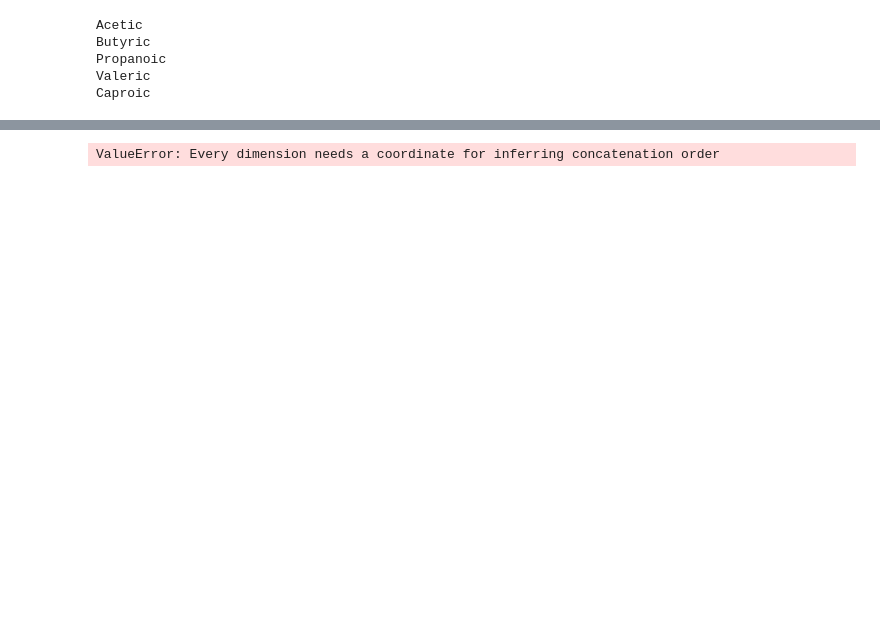
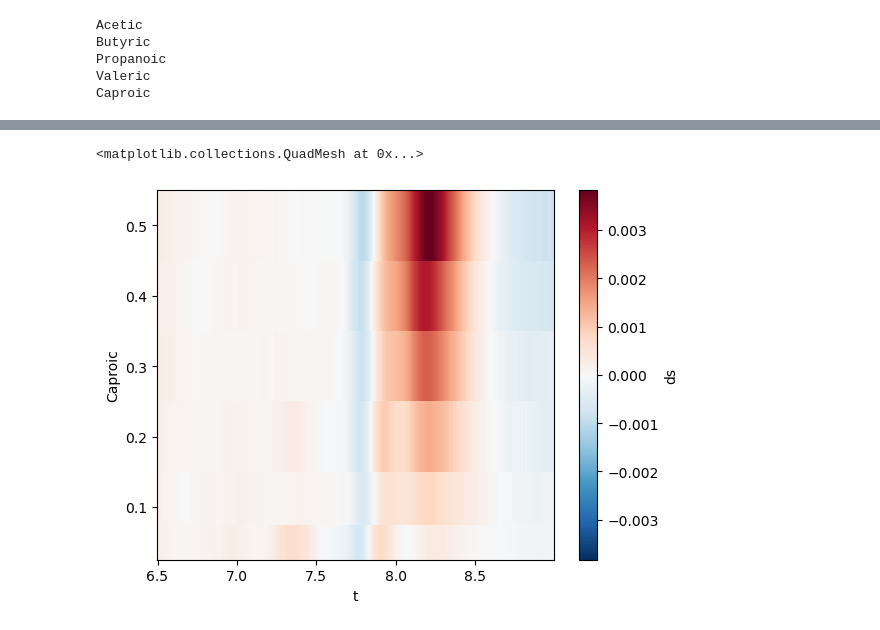
Before and after one commit to iblg/peak_resolver, a Jupyter notebook: peak_resolver/read_cal_curves_to_datasets.ipynb, the cells around one changed output, grey strips where cells are left out. Cells and saved outputs as stored; diff of their text form; code cells hidden in the pictures; blank space fills up the shorter version.

```diff
--- a/peak_resolver/read_cal_curves_to_datasets.ipynb
+++ b/peak_resolver/read_cal_curves_to_datasets.ipynb
@@ -80,8 +102,9 @@ Data variables:
 # %%
-ds = xr.combine_by_coords([ace, pro, but, val, cap])
+cp = xr.load_dataset('/Users/ianbillinge/Documents/yiplab/projects/org_acids_iems/Fanny Raw IC Data/Calibration Curves/CAPROIC ACID/Caproic.nc')
-# %% [output]
-ValueError: Every dimension needs a coordinate for inferring concatenation order
 # %%
-ace['ds'].dropna(dim='Acetic').plot(x='t')
+cp['ds'].dropna(dim='Caproic').plot(x='t')
+# %% [output]
+<matplotlib.collections.QuadMesh at 0x...>
+[figure, added]
 # %%
 ace['ds'].plot(x='t')
```
Also changed, not shown: parts of 6 cells of this notebook.
